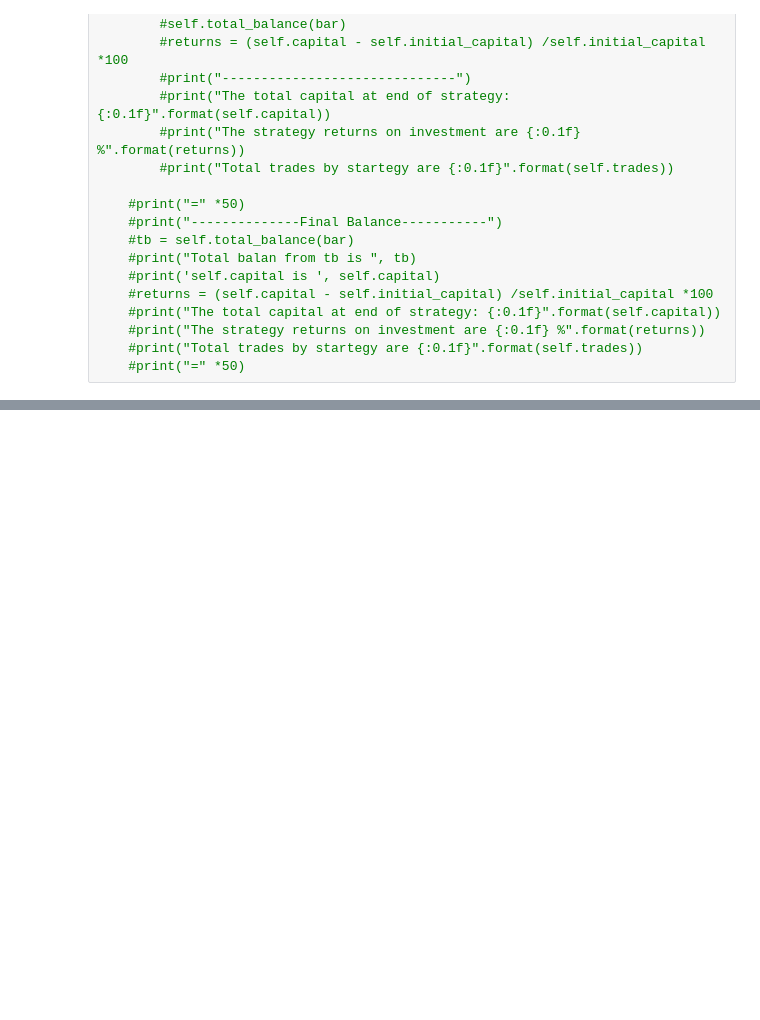
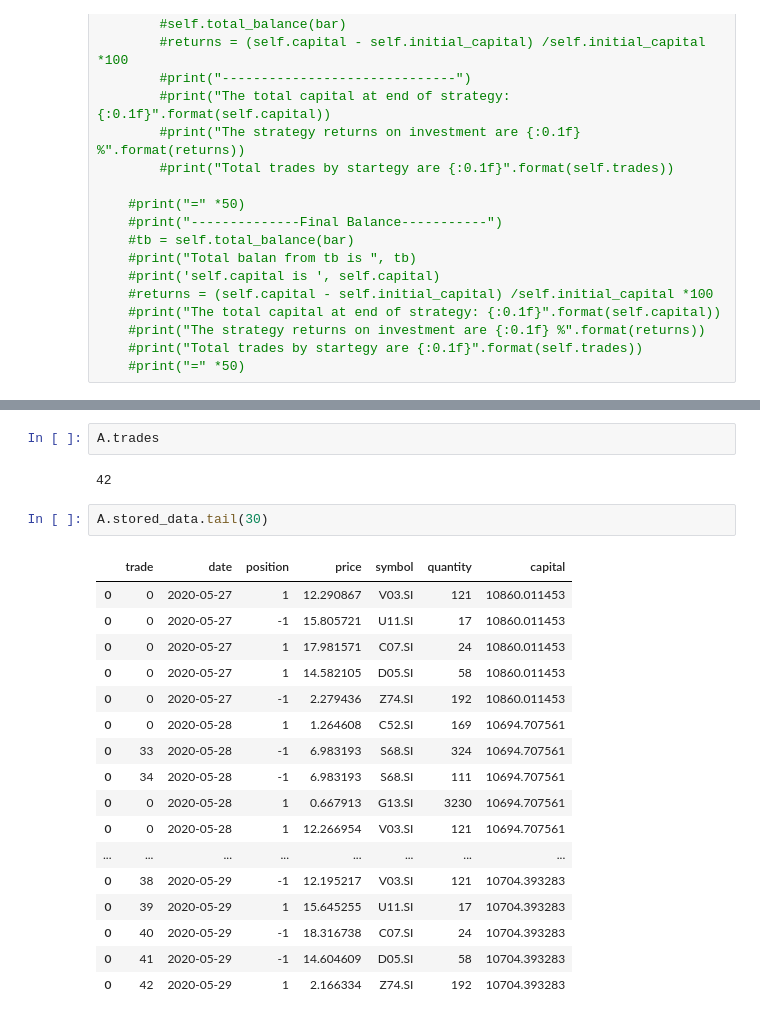
Before and after one commit to ryantjx/is4226-systematictradingstrategiesandsystems, a Jupyter notebook: notebooks/EventBasedPotfolioManager/reference/9_EventBased_Backtest_Multiple.ipynb, the cells around one changed output, grey strips where cells are left out. Saved outputs shown, nothing was run; the diff lists cells and outputs as text; blank space fills up the shorter version.

```diff
--- a/notebooks/EventBasedPotfolioManager/reference/9_EventBased_Backtest_Multiple.ipynb
+++ b/notebooks/EventBasedPotfolioManager/reference/9_EventBased_Backtest_Multiple.ipynb
@@ -522,0 +523,24 @@ The total trades taken by the strategy: 46
+# %%
+A.trades
+# %% [output]
+42
+# %%
+A.stored_data.tail(30)
+# %% [output]
+|  | trade | date | position | price | symbol | quantity | capital |
+| 0 | 0 | 2020-05-27 | 1 | 12.290867 | V03.SI | 121 | 10860.011453 |
+| 0 | 0 | 2020-05-27 | -1 | 15.805721 | U11.SI | 17 | 10860.011453 |
+| 0 | 0 | 2020-05-27 | 1 | 17.981571 | C07.SI | 24 | 10860.011453 |
+| 0 | 0 | 2020-05-27 | 1 | 14.582105 | D05.SI | 58 | 10860.011453 |
+| 0 | 0 | 2020-05-27 | -1 | 2.279436 | Z74.SI | 192 | 10860.011453 |
+| 0 | 0 | 2020-05-28 | 1 | 1.264608 | C52.SI | 169 | 10694.707561 |
+| 0 | 33 | 2020-05-28 | -1 | 6.983193 | S68.SI | 324 | 10694.707561 |
+| 0 | 34 | 2020-05-28 | -1 | 6.983193 | S68.SI | 111 | 10694.707561 |
+| 0 | 0 | 2020-05-28 | 1 | 0.667913 | G13.SI | 3230 | 10694.707561 |
+| 0 | 0 | 2020-05-28 | 1 | 12.266954 | V03.SI | 121 | 10694.707561 |
+| ... | ... | ... | ... | ... | ... | ... | ... |
+| 0 | 38 | 2020-05-29 | -1 | 12.195217 | V03.SI | 121 | 10704.393283 |
+| 0 | 39 | 2020-05-29 | 1 | 15.645255 | U11.SI | 17 | 10704.393283 |
+| 0 | 40 | 2020-05-29 | -1 | 18.316738 | C07.SI | 24 | 10704.393283 |
+| 0 | 41 | 2020-05-29 | -1 | 14.604609 | D05.SI | 58 | 10704.393283 |
+| 0 | 42 | 2020-05-29 | 1 | 2.166334 | Z74.SI | 192 | 10704.393283 |
```
Also changed, not shown: parts of 3 cells of this notebook, 4 other files.
